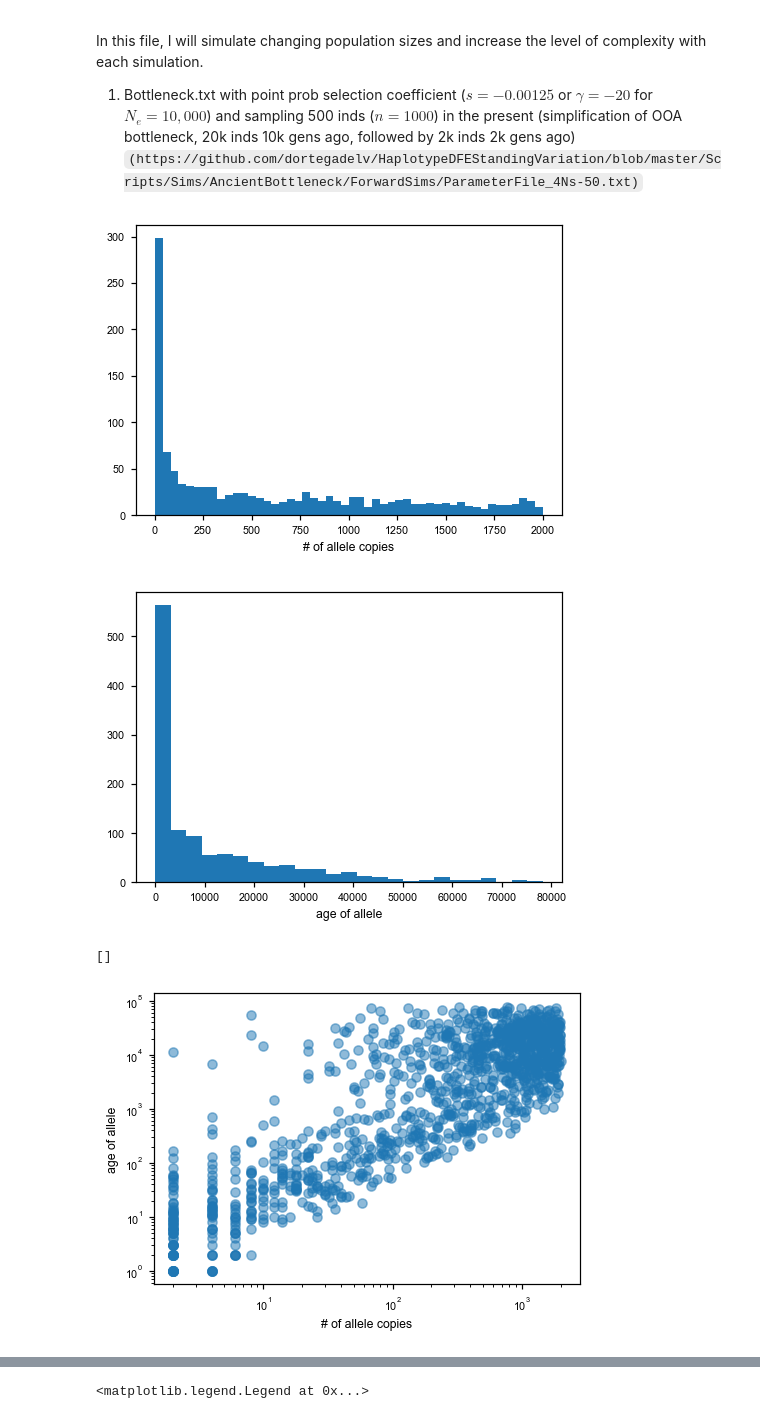
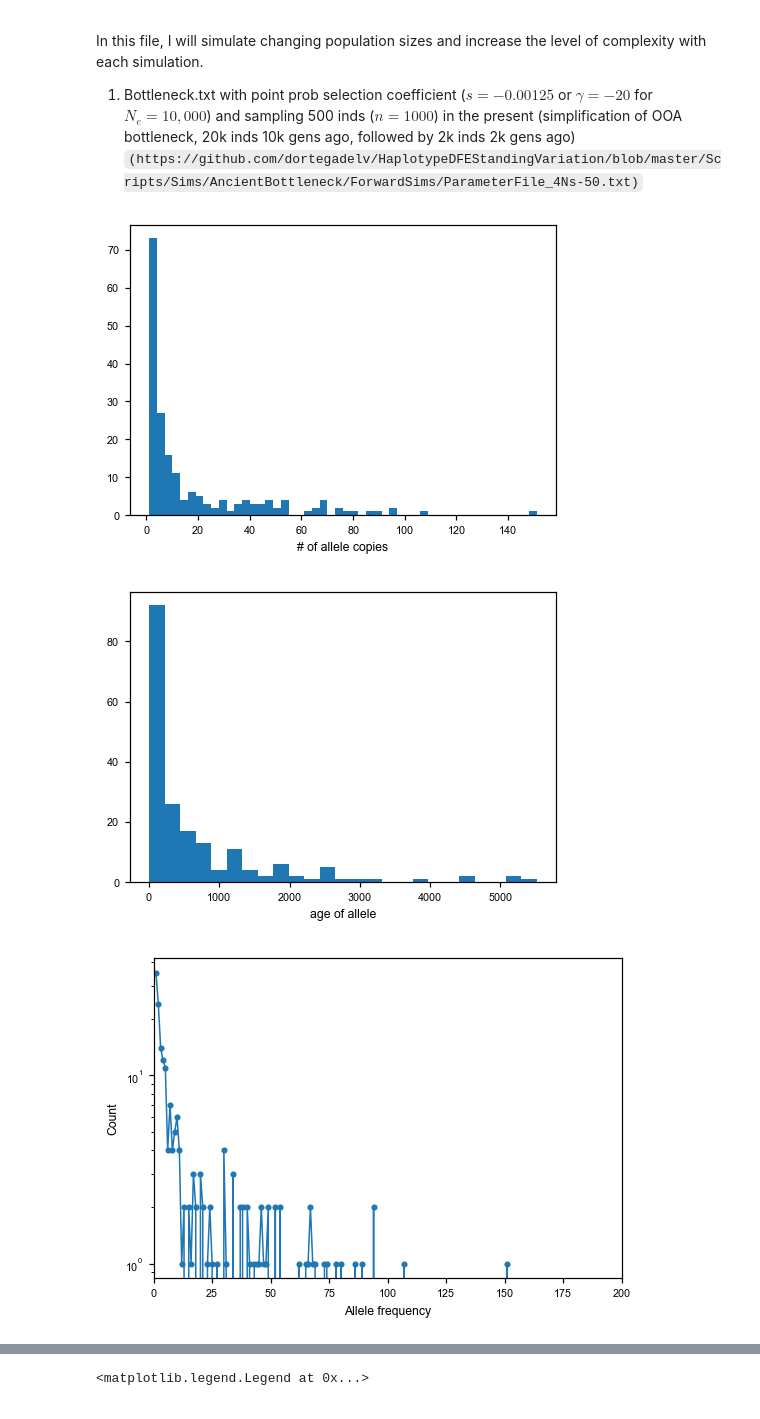
Before and after one commit to VivaswatS/selCoefEst, a Jupyter notebook: changingpopsizesims.ipynb, the cells around one changed output, grey strips where cells are left out. Drawn from its saved outputs; the diff is of its cells as text; code cells hidden in the pictures.

```diff
--- a/changingpopsizesims.ipynb
+++ b/changingpopsizesims.ipynb
@@ -67,18 +70,25 @@ os.chdir("/Users/vivaswatshastry/selCoefEst/PReFerSims")
 #     os.system("GSL_RNG_SEED=1004 GSL_RNG_TYPE=mrg ../../PReFerSim/PReFerSim simfiles/ParameterFilesBottleneck.txt 1")
 # %%
 ## reading in simulated data + exploratory analysis
-df1 = pd.read_csv("outfiles/Bottleneck3e-05.1.full_out.txt",sep='\t',header=None,names=['','Xl','s','al','id']).sample(n=1200)
+df1 = pd.read_csv("outfiles/Bottleneck8e-04.1.full_out.txt",sep='\t',header=None,names=['','Xl','s','al','id'])
 Nc = np.concatenate((np.repeat(20000,80000),np.repeat(2000,2000)))
 nu_func = lambda t: [Nc[int(t*Nc[0])]/Nc[0]]
-df1
-df1['sXl'] = df1['Xl']*n
+df1['sXl'] = df1['Xl']*200
 df1['al'] = len(Nc)+1 - df1['al']
 dat = df1.to_numpy(dtype='int64')
 plt.hist(df1['sXl'],50); plt.xlabel('# of allele copies'); plt.show()
 plt.hist(df1['al'],25); plt.xlabel('age of allele'); plt.show()
 plt.scatter(df1['sXl'], df1['al'], alpha=0.5); plt.xlabel('# of allele copies'); plt.ylabel('age of allele'); plt.loglog()
+
+sfs = moments.Spectrum(np.histogram(df1['sXl'],bins=range(0,202))[0])
+moments.Plotting.plot_1d_fs(sfs)
+
+SMS = np.zeros((len(Nc)+1,200+1),dtype='int16')
+mask = np.zeros_like(SMS); mask[0,:] = 1; mask[:,0] = 1; mask[:,-1] = 1;
+for i in range(len(dat)):
+    SMS[dat[i,3],dat[i,5]] += 1
+SMSmask = np.ma.array(SMS,mask=mask)
 # %% [output]
-[figure, old version]
+[figure, new version]
-[figure, old version]
+[figure, new version]
-[]
-[figure, old version]
+[figure, new version]
```
Also changed, not shown: parts of 57 cells of this notebook, 3 other files.
